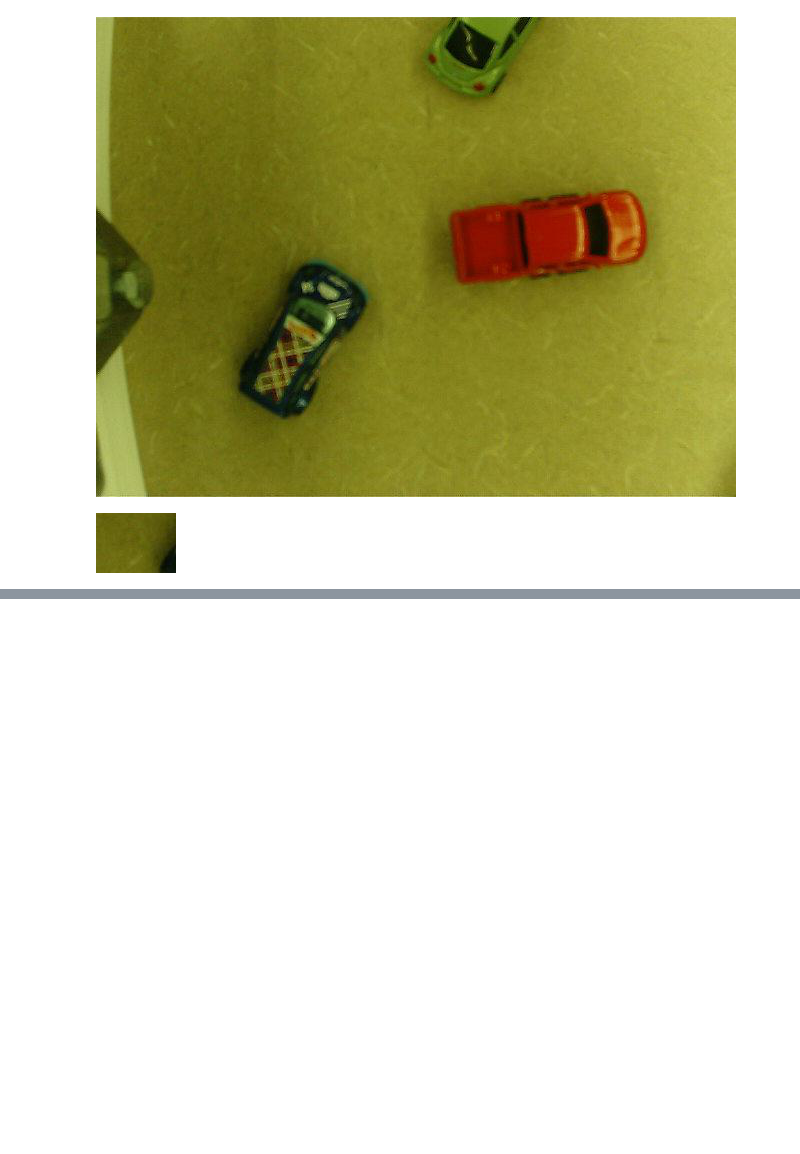
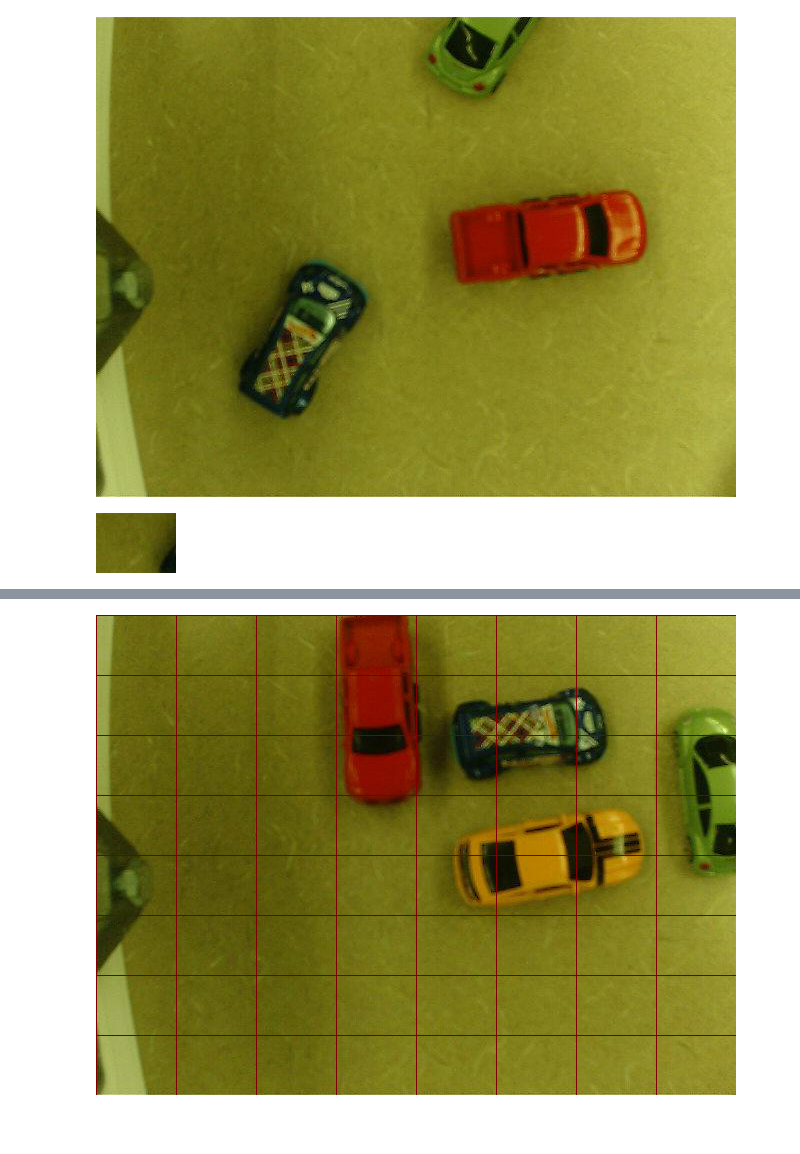
Before and after one commit to PittDreamTeam/neural_network, a Jupyter notebook: Untitled1.ipynb, the cells around one changed output, grey strips where cells are left out. Saved outputs shown, nothing was run; the diff lists cells and outputs as text; code cells hidden in the pictures; blank space fills up the shorter version.

```diff
--- a/Untitled1.ipynb
+++ b/Untitled1.ipynb
@@ -198,0 +237,6 @@ pics[13]
+# %%
+labeled(9)
+# %% [output]
+[figure, added]
+# %% [markdown]
+#
```
Also changed, not shown: parts of 10 cells of this notebook, 1 other file.
